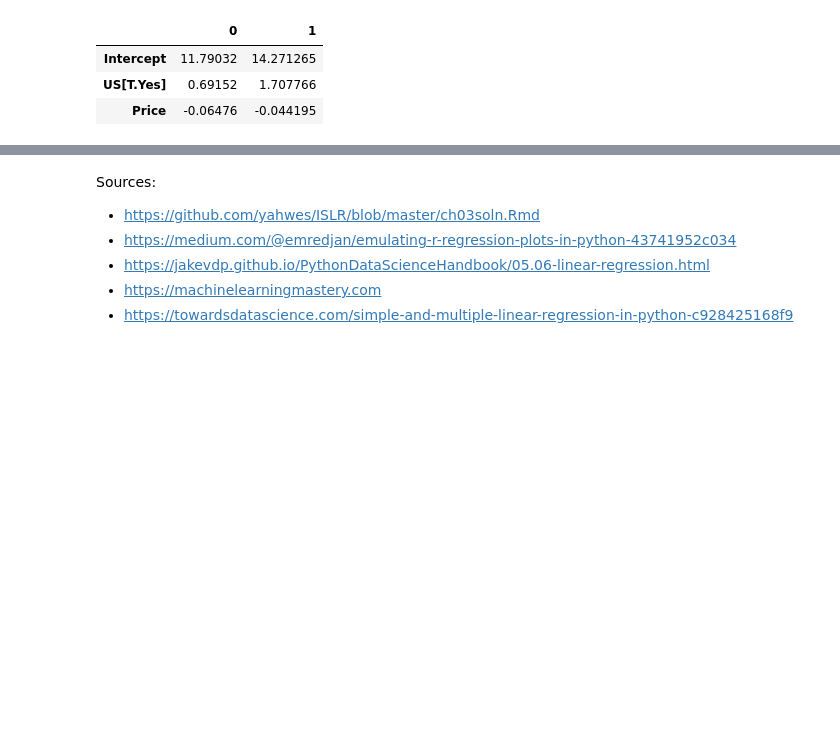
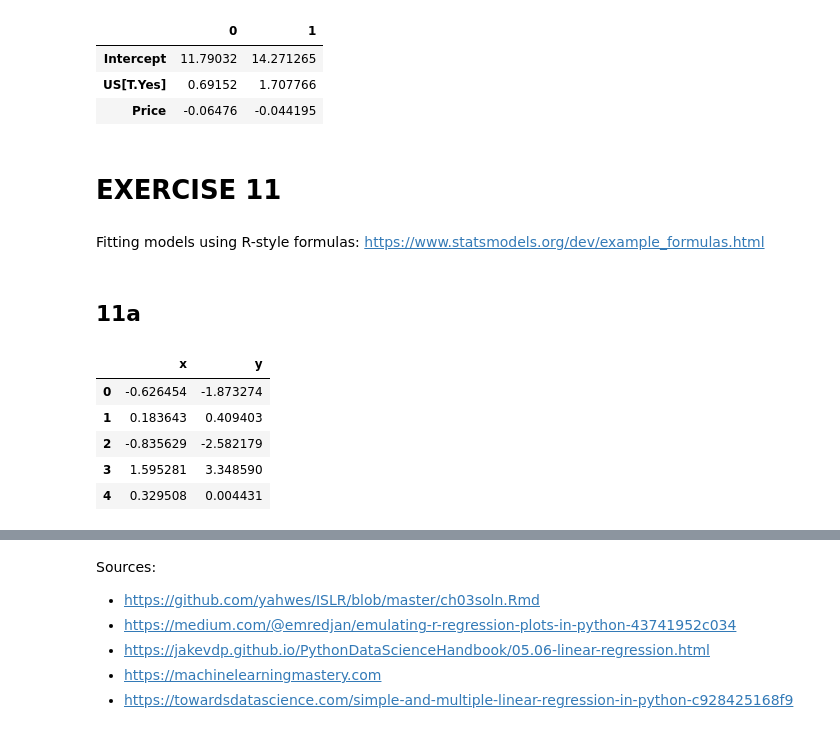
Before and after one commit to Brinkhuis/ISLR, a Jupyter notebook: chapter_03.ipynb, the cells around one changed output, grey strips where cells are left out. Cells and saved outputs as stored; diff of their text form; code cells hidden in the pictures; blank space fills up the shorter version.

```diff
--- a/chapter_03.ipynb
+++ b/chapter_03.ipynb
@@ -852,3 +852,5 @@ results.conf_int()
 | Intercept | 11.79032 | 14.271265 |
 | US[T.Yes] | 0.69152 | 1.707766 |
 | Price | -0.06476 | -0.044195 |
+# %% [markdown]
+# EXERCISE 11
@@ -854,0 +860,15 @@ results.conf_int()
+# %% [markdown]
+Fitting models using R-style formulas: [https://www.statsmodels.org/dev/example_formulas.html](https://www.statsmodels.org/dev/example_formulas.html)
+# %% [markdown]
+## 11a
+# %%
+# use data generated in R
+df = pd.read_csv('data/ch03_ex11.csv')
+df.head()
+# %% [output]
+|  | x | y |
+| 0 | -0.626454 | -1.873274 |
+| 1 | 0.183643 | 0.409403 |
+| 2 | -0.835629 | -2.582179 |
+| 3 | 1.595281 | 3.348590 |
+| 4 | 0.329508 | 0.004431 |
```
Also changed, not shown: parts of 13 cells of this notebook, 2 other files.
